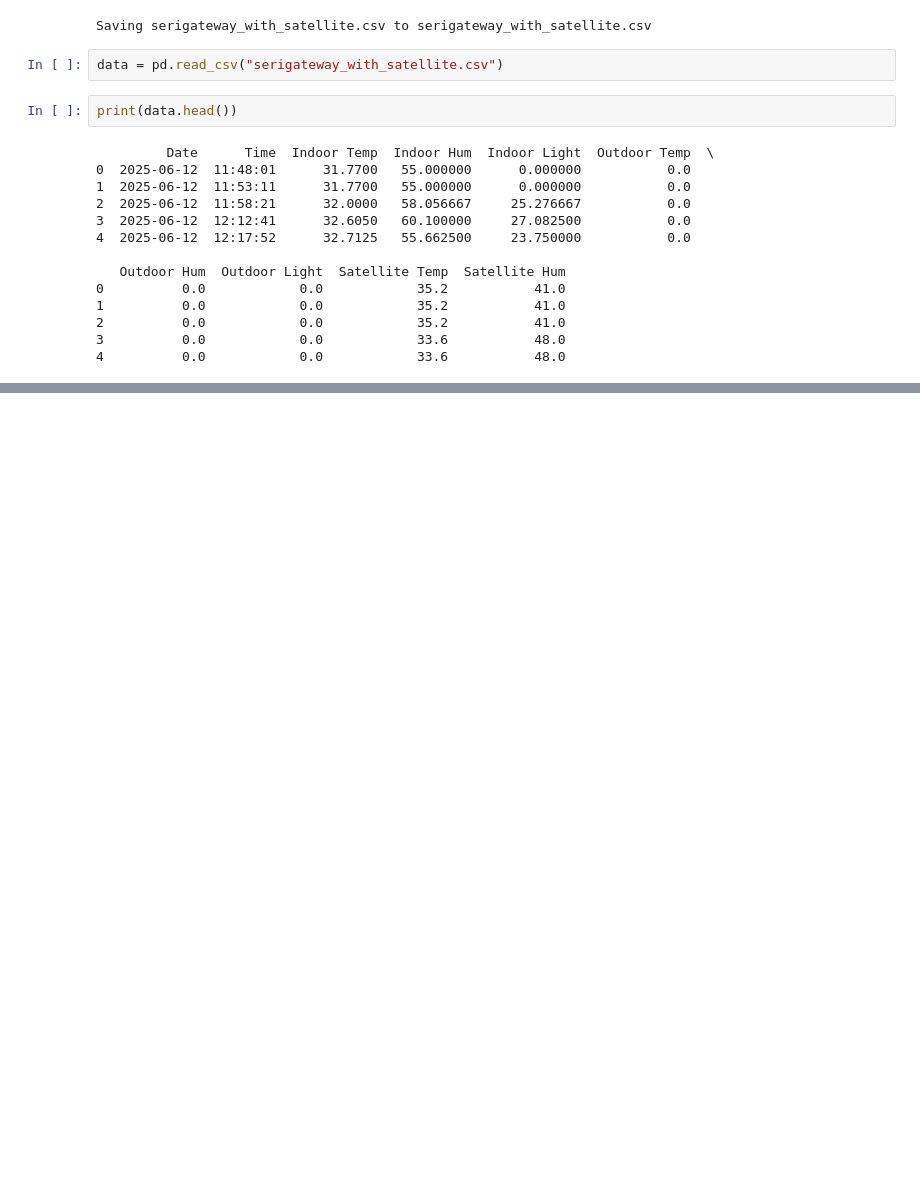
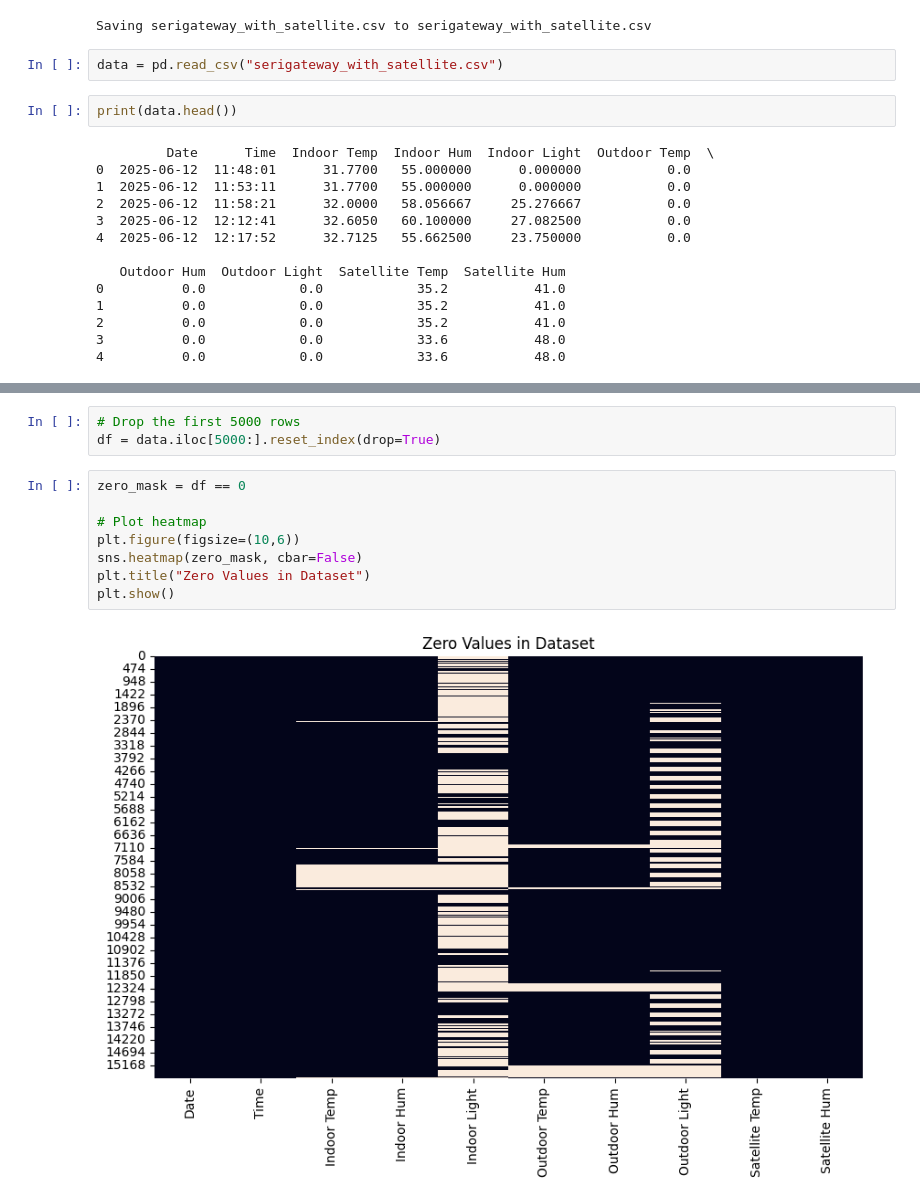
Before and after one commit to Harinadhavasala/Chatbot_Code, a Jupyter notebook: Untitled5.ipynb, the cells around one changed output, grey strips where cells are left out. Saved outputs shown, nothing was run; the diff lists cells and outputs as text; blank space fills up the shorter version.

```diff
--- a/Untitled5.ipynb
+++ b/Untitled5.ipynb
@@ -109,0 +175,13 @@ print(data.head())
+# %%
+# Drop the first 5000 rows
+df = data.iloc[5000:].reset_index(drop=True)
+# %%
+zero_mask = df == 0
+
+# Plot heatmap
+plt.figure(figsize=(10,6))
+sns.heatmap(zero_mask, cbar=False)
+plt.title("Zero Values in Dataset")
+plt.show()
+# %% [output]
+[figure, added]
```
Also changed, not shown: parts of 27 cells of this notebook.
